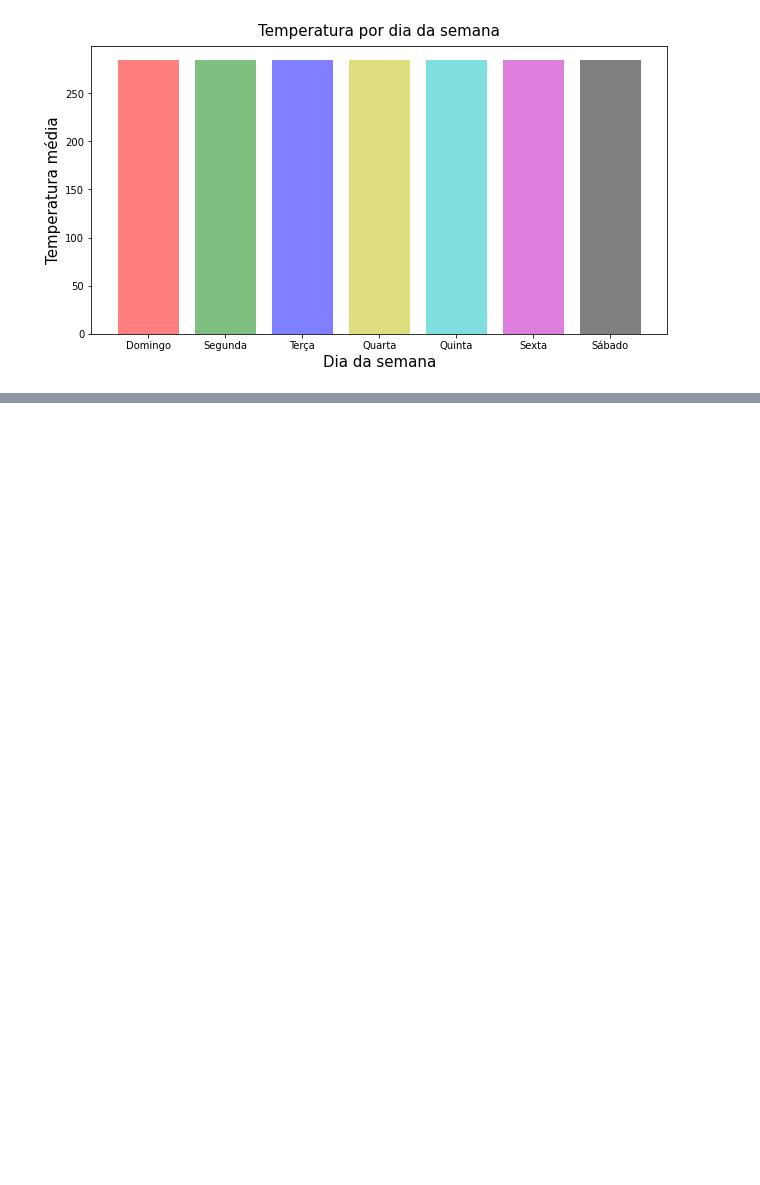
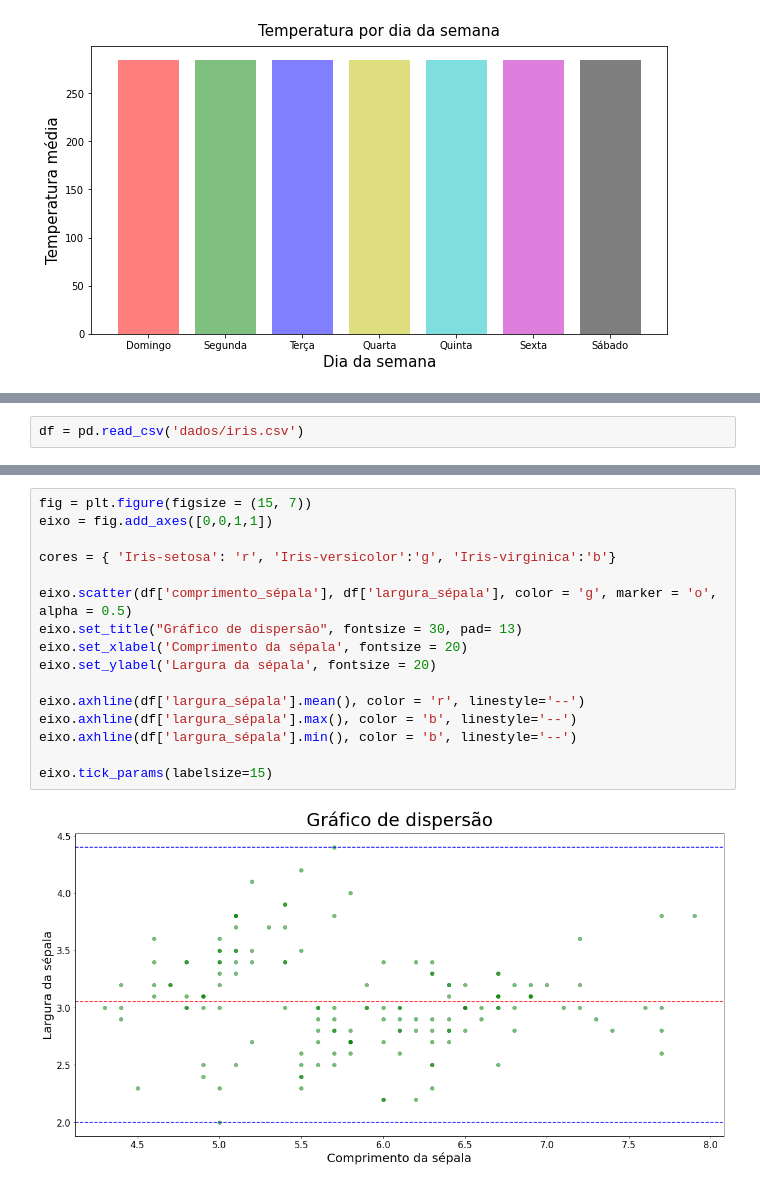
Before and after one commit to Marcus-Bernard0/data_science_alura, a Jupyter notebook: 10 - Visualização com matplotlib/Projeto.ipynb, the cells around one changed output, grey strips where cells are left out. Saved outputs shown, nothing was run; the diff lists cells and outputs as text; blank space fills up the shorter version.

```diff
--- a/10 - Visualização com matplotlib/Projeto.ipynb
+++ b/10 - Visualização com matplotlib/Projeto.ipynb
@@ -350,0 +360,2 @@ plt.plot()
+# %%
+df = pd.read_csv('dados/iris.csv')
@@ -350,0 +371,18 @@ plt.plot()
+# %%
+fig = plt.figure(figsize = (15, 7))
+eixo = fig.add_axes([0,0,1,1])
+
+cores = { 'Iris-setosa': 'r', 'Iris-versicolor':'g', 'Iris-virginica':'b'}
+
+eixo.scatter(df['comprimento_sépala'], df['largura_sépala'], color = 'g', marker = 'o', alpha = 0.5)
+eixo.set_title("Gráfico de dispersão", fontsize = 30, pad= 13)
+eixo.set_xlabel('Comprimento da sépala', fontsize = 20)
+eixo.set_ylabel('Largura da sépala', fontsize = 20)
+
+eixo.axhline(df['largura_sépala'].mean(), color = 'r', linestyle='--')
+eixo.axhline(df['largura_sépala'].max(), color = 'b', linestyle='--')
+eixo.axhline(df['largura_sépala'].min(), color = 'b', linestyle='--')
+
+eixo.tick_params(labelsize=15)
+# %% [output]
+[figure, added]
```
Also changed, not shown: parts of 6 cells of this notebook.
